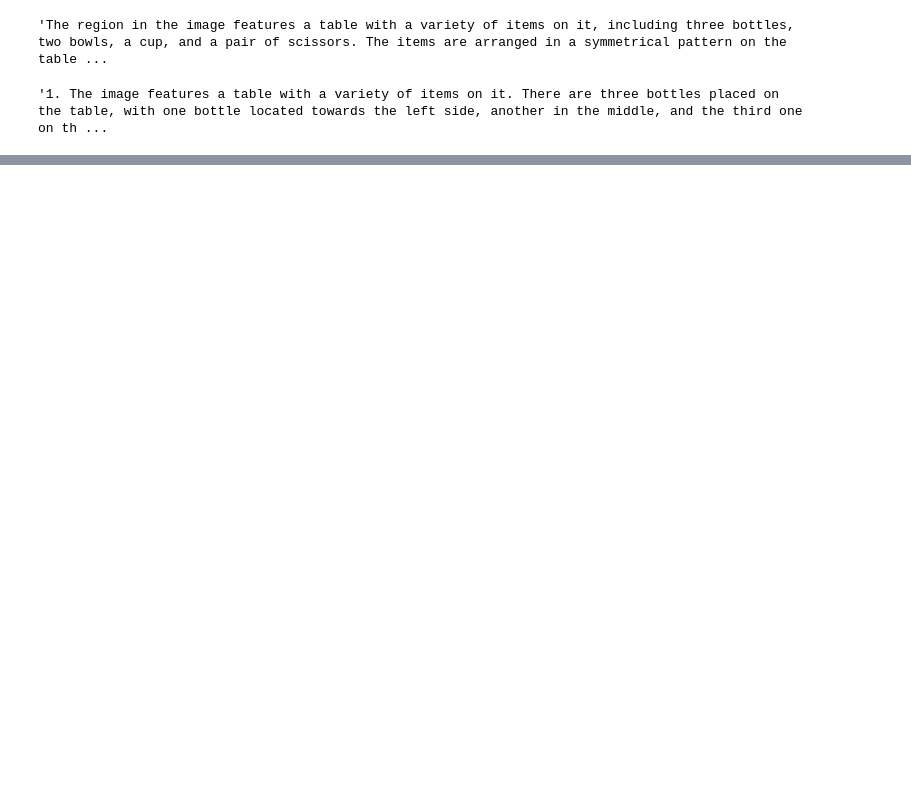
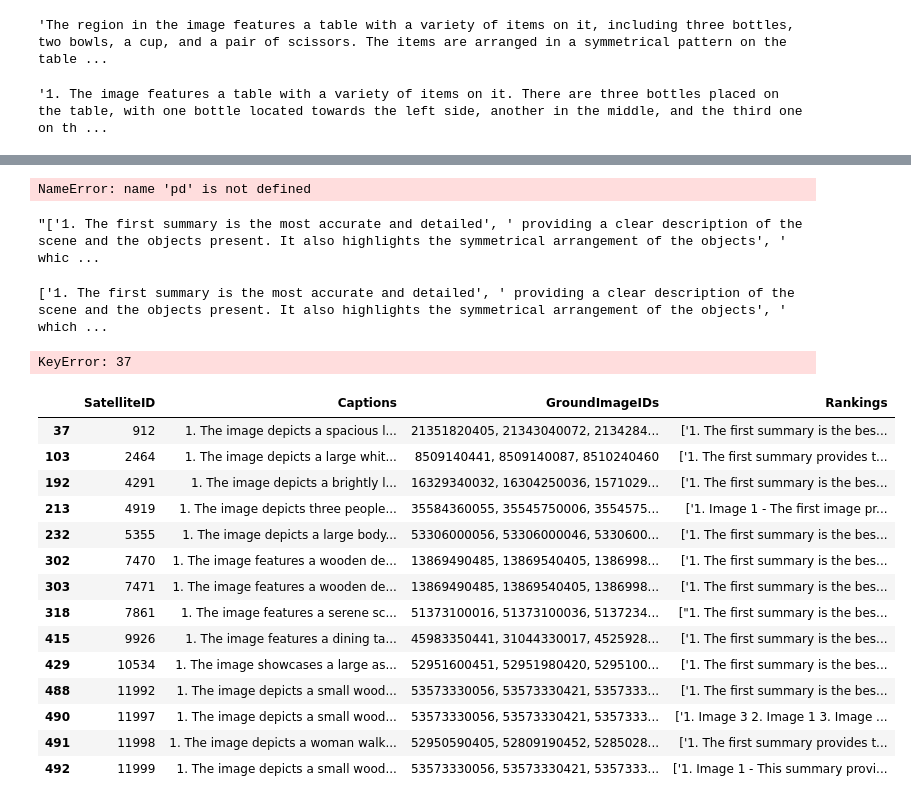
Before and after one commit to jennyyjin/graft, a Jupyter notebook: check.ipynb, the cells around one changed output, grey strips where cells are left out. Drawn from its saved outputs; the diff is of its cells as text; code cells hidden in the pictures; blank space fills up the shorter version.

```diff
--- a/check.ipynb
+++ b/check.ipynb
@@ -225,0 +393,35 @@ df['Captions'][0]
+# %%
+rank = pd.read_csv('summarizations/llama-2-7b-chat-hf/ranked_summarizations.csv')
+rank
+# %% [output]
+NameError: name 'pd' is not defined
+# %%
+rank['Rankings'][0]
+# %% [output]
+"['1. The first summary is the most accurate and detailed', ' providing a clear description of the scene and the objects present. It also highlights the symmetrical arrangement of the objects', ' whic ...
+# %%
+print(rank['Rankings'][0])
+print(rank['Rankings'][37])
+print(rank['Rankings'][40])
+# %% [output]
+['1. The first summary is the most accurate and detailed', ' providing a clear description of the scene and the objects present. It also highlights the symmetrical arrangement of the objects', ' which ...
+KeyError: 37
+# %%
+filtered_df = rank[rank['GroundImageIDs'].str.count(',') == 2]
+filtered_df
+# %% [output]
+|  | SatelliteID | Captions | GroundImageIDs | Rankings |
+| 37 | 912 | 1. The image depicts a spacious l... | 21351820405, 21343040072, 2134284... | ['1. The first summary is the bes... |
+| 103 | 2464 | 1. The image depicts a large whit... | 8509140441, 8509140087, 8510240460 | ['1. The first summary provides t... |
+| 192 | 4291 | 1. The image depicts a brightly l... | 16329340032, 16304250036, 1571029... | ['1. The first summary is the bes... |
+| 213 | 4919 | 1. The image depicts three people... | 35584360055, 35545750006, 3554575... | ['1. Image 1 - The first image pr... |
+| 232 | 5355 | 1. The image depicts a large body... | 53306000056, 53306000046, 5330600... | ['1. The first summary is the bes... |
+| 302 | 7470 | 1. The image features a wooden de... | 13869490485, 13869540405, 1386998... | ['1. The first summary is the bes... |
+| 303 | 7471 | 1. The image features a wooden de... | 13869490485, 13869540405, 1386998... | ['1. The first summary is the bes... |
+| 318 | 7861 | 1. The image features a serene sc... | 51373100016, 51373100036, 5137234... | ["1. The first summary is the bes... |
+| 415 | 9926 | 1. The image features a dining ta... | 45983350441, 31044330017, 4525928... | ['1. The first summary is the bes... |
+| 429 | 10534 | 1. The image showcases a large as... | 52951600451, 52951980420, 5295100... | ['1. The first summary is the bes... |
+| 488 | 11992 | 1. The image depicts a small wood... | 53573330056, 53573330421, 5357333... | ['1. The first summary is the bes... |
+| 490 | 11997 | 1. The image depicts a small wood... | 53573330056, 53573330421, 5357333... | ['1. Image 3 2. Image 1 3. Image ... |
+| 491 | 11998 | 1. The image depicts a woman walk... | 52950590405, 52809190452, 5285028... | ['1. The first summary provides t... |
+| 492 | 11999 | 1. The image depicts a small wood... | 53573330056, 53573330421, 5357333... | ['1. Image 1 - This summary provi... |
```
Also changed, not shown: parts of 81 cells of this notebook, 1 other file.
